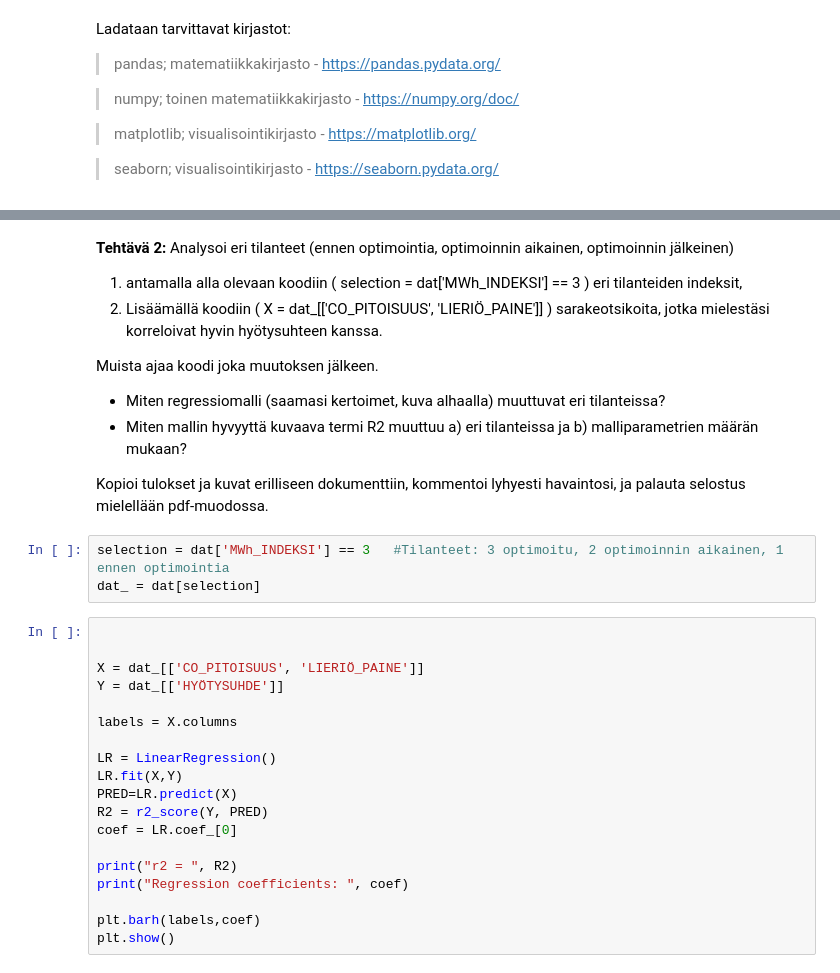
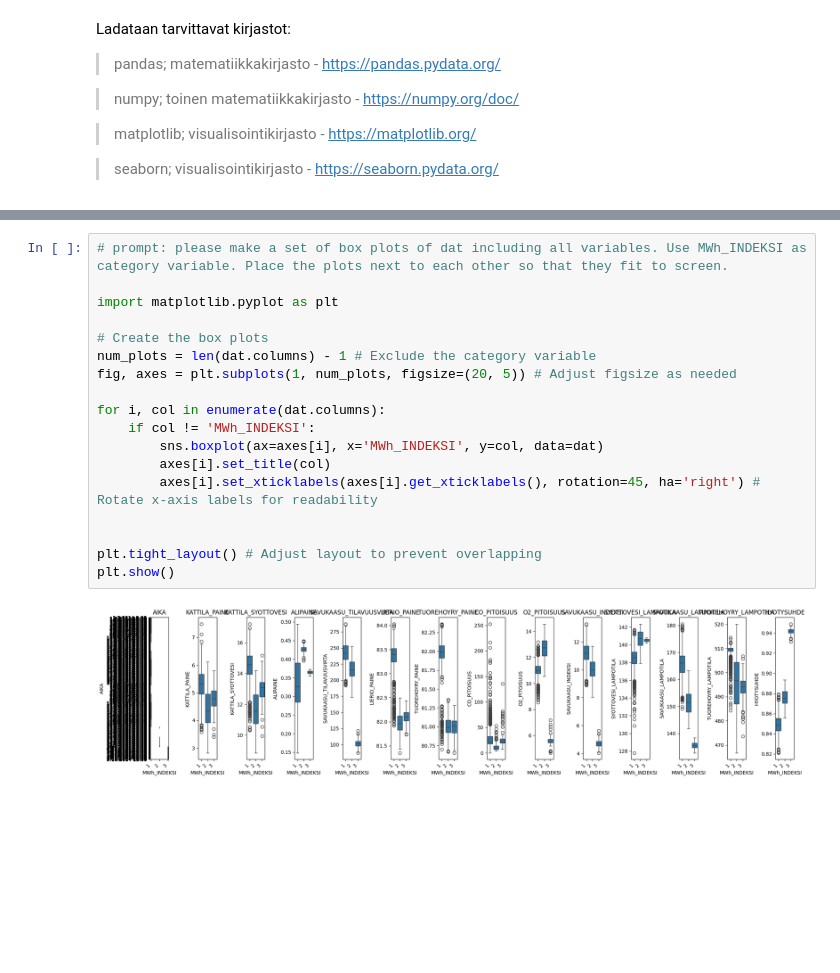
Before and after one commit to rerkki/analytiikkaharjoitukset, a Jupyter notebook: Systeemi_4.ipynb, the cells around one changed output, grey strips where cells are left out. Drawn from its saved outputs; the diff is of its cells as text; blank space fills up the shorter version.

```diff
--- a/Systeemi_4.ipynb
+++ b/Systeemi_4.ipynb
@@ -46,34 +27,20 @@ sns.pairplot(data=df, hue='MWh_INDEKSI',  corner = True, palette='Set1');
-# %% [markdown]
-**Tehtävä 2:**  Analysoi eri tilanteet (ennen optimointia, optimoinnin aikainen, optimoinnin jälkeinen)
-
-1.   antamalla alla olevaan koodiin ( selection = dat['MWh_INDEKSI'] == 3 ) eri tilanteiden indeksit,
-2.   Lisäämällä koodiin ( X = dat_[['CO_PITOISUUS', 'LIERIÖ_PAINE']] ) sarakeotsikoita, jotka mielestäsi korreloivat hyvin hyötysuhteen kanssa.
-
-Muista ajaa koodi joka muutoksen jälkeen.
-
-*   Miten regressiomalli (saamasi kertoimet, kuva alhaalla) muuttuvat eri tilanteissa?
-*   Miten mallin hyvyyttä kuvaava termi R2 muuttuu a) eri tilanteissa ja b) malliparametrien määrän mukaan?
-
-Kopioi tulokset ja kuvat erilliseen dokumenttiin, kommentoi lyhyesti havaintosi, ja palauta selostus mielellään pdf-muodossa.
-# %%
-selection = dat['MWh_INDEKSI'] == 3   #Tilanteet: 3 optimoitu, 2 optimoinnin aikainen, 1 ennen optimointia
-dat_ = dat[selection]
-# %%
-
-
-X = dat_[['CO_PITOISUUS', 'LIERIÖ_PAINE']]
-Y = dat_[['HYÖTYSUHDE']]
-
-labels = X.columns
-
-LR = LinearRegression()
-LR.fit(X,Y)
-PRED=LR.predict(X)
-R2 = r2_score(Y, PRED)
-coef = LR.coef_[0]
-
-print("r2 = ", R2)
-print("Regression coefficients: ", coef)
-
-plt.barh(labels,coef)
-plt.show()
+# %%
+# prompt: please make a set of box plots of dat including all variables. Use MWh_INDEKSI as category variable. Place the plots next to each other so that they fit to screen.
+
+import matplotlib.pyplot as plt
+
+# Create the box plots
+num_plots = len(dat.columns) - 1 # Exclude the category variable
+fig, axes = plt.subplots(1, num_plots, figsize=(20, 5)) # Adjust figsize as needed
+
+for i, col in enumerate(dat.columns):
+    if col != 'MWh_INDEKSI':
+        sns.boxplot(ax=axes[i], x='MWh_INDEKSI', y=col, data=dat)
+        axes[i].set_title(col)
+        axes[i].set_xticklabels(axes[i].get_xticklabels(), rotation=45, ha='right') # Rotate x-axis labels for readability
+
+
+plt.tight_layout() # Adjust layout to prevent overlapping
+plt.show()
+# %% [output]
+[figure, added]
```
Also changed, not shown: parts of 5 cells of this notebook.
